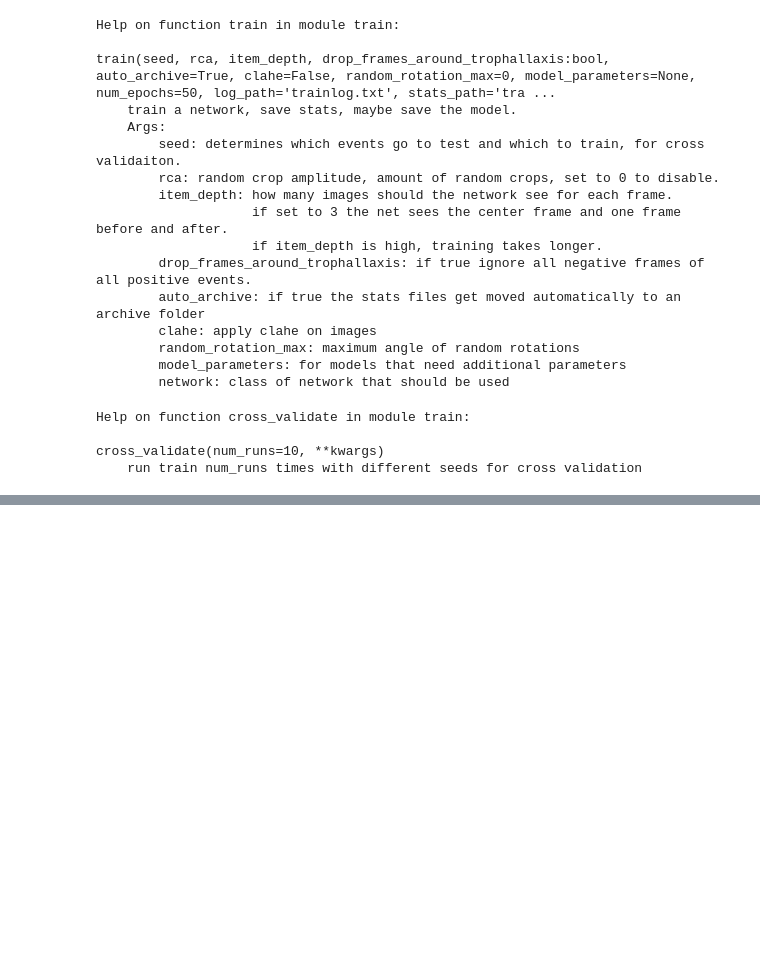
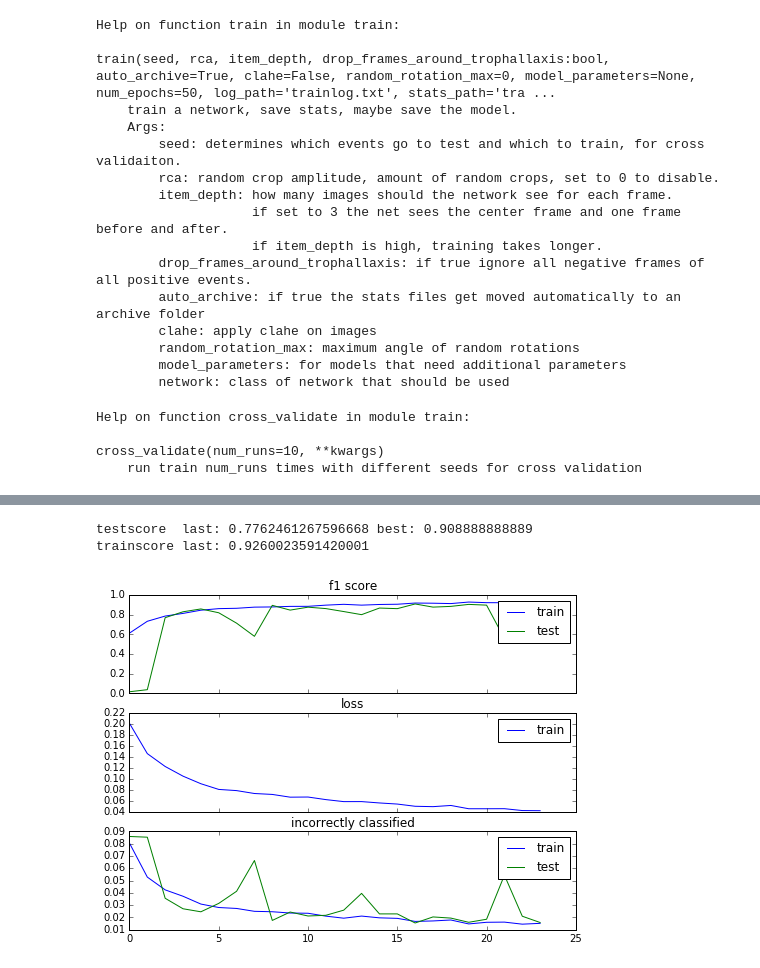
Before and after one commit to BioroboticsLab/bb_txdetect, a Jupyter notebook: how_to.ipynb, the cells around one changed output, grey strips where cells are left out. Cells and saved outputs as stored; diff of their text form; code cells hidden in the pictures; blank space fills up the shorter version.

Commit message:
added results module to how_to

```diff
--- a/how_to.ipynb
+++ b/how_to.ipynb
@@ -96,0 +128,7 @@ cross_validate(num_runs=10, **kwargs)
+# %%
+# plot currently running training
+results.plot_experiment()
+# %% [output]
+testscore  last: 0.7762461267596668 best: 0.908888888889
+trainscore last: 0.9260023591420001
+[figure, added]
```
Also changed, not shown: parts of 3 cells of this notebook, 1 other file.
